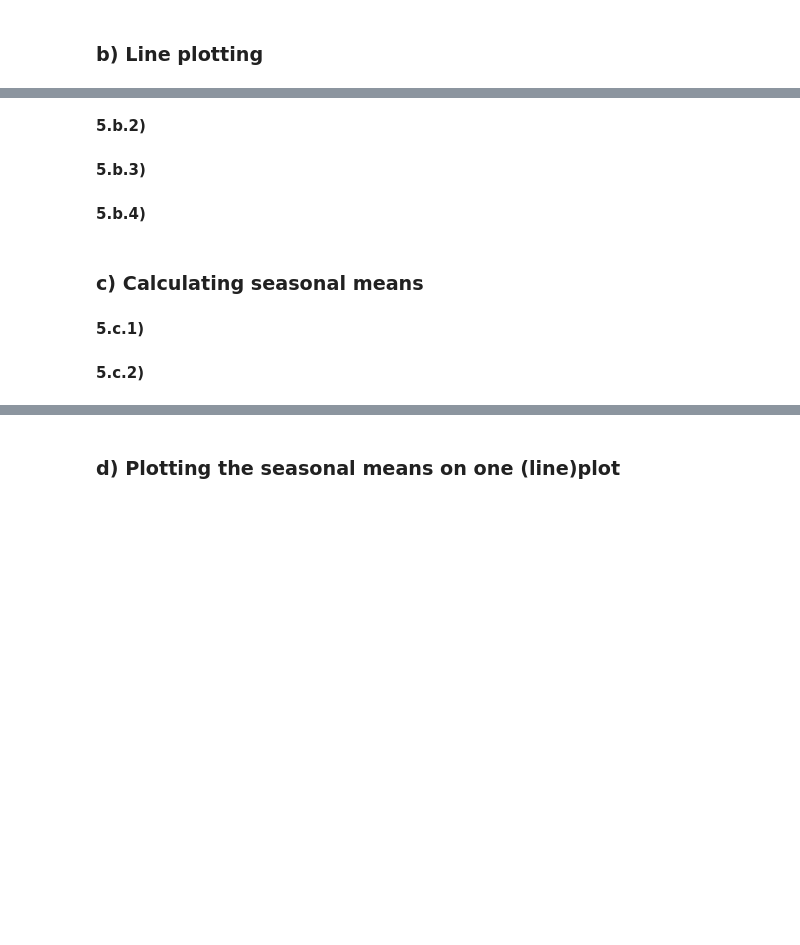
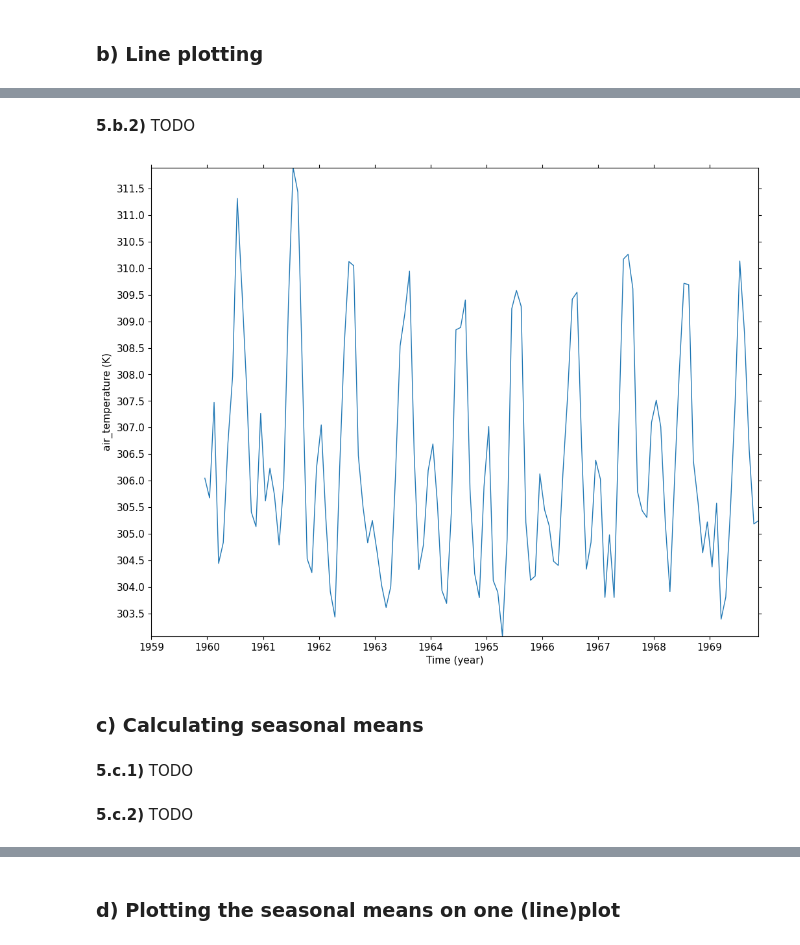
Before and after one commit to NCAS-CMS/cf-tools-training, a Jupyter notebook: new_course/practical_for_intro_to_ncas_cf_data_tools.ipynb, the cells around one changed output, grey strips where cells are left out. Drawn from its saved outputs; the diff is of its cells as text; code cells hidden in the pictures; blank space fills up the shorter version.

```diff
--- a/new_course/practical_for_intro_to_ncas_cf_data_tools.ipynb
+++ b/new_course/practical_for_intro_to_ncas_cf_data_tools.ipynb
@@ -735,0 +779,3 @@ cfp.vect(u=eastward_component_field_last_time, v=northward_component_field_last_
+# %%
+monthly_field = cf.read("../ncas_data/IPSL-CM5A-LR_r1i1p1_tas_n96_rcp45_mnth.nc")[0]
+print(monthly_field)
@@ -736,10 +791,11 @@ cfp.vect(u=eastward_component_field_last_time, v=northward_component_field_last_
 # %% [markdown]
-**5.b.2)**
+**5.b.2)** TODO
-# %% [markdown]
-**5.b.3)**
-# %% [markdown]
-**5.b.4)**
+# %%
+spatial_max_monthly_field = monthly_field.collapse("area: maximum")
+cfp.lineplot(spatial_max_monthly_field)
+# %% [output]
+[figure, added]
 # %% [markdown]
 ### c) Calculating seasonal means
 # %% [markdown]
-**5.c.1)**
+**5.c.1)** TODO
@@ -746,2 +804,2 @@ cfp.vect(u=eastward_component_field_last_time, v=northward_component_field_last_
 # %% [markdown]
-**5.c.2)**
+**5.c.2)** TODO
```
Also changed, not shown: parts of 23 cells of this notebook.
